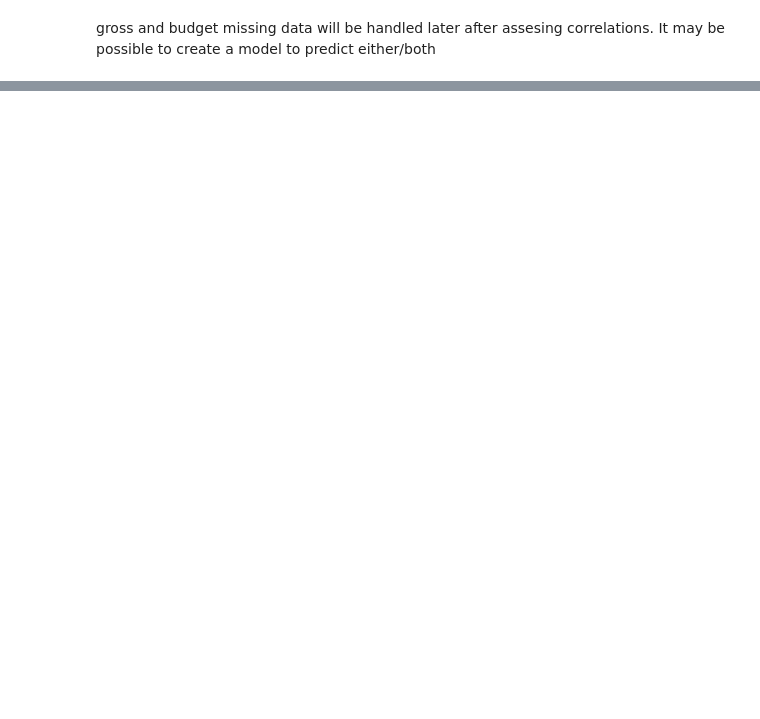
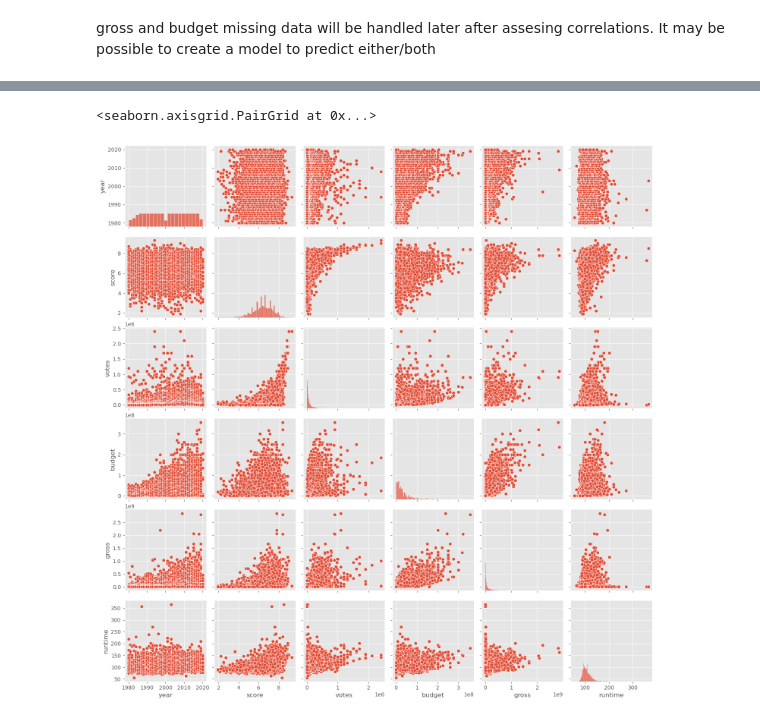
Before and after one commit to reversed-xelA/film_correlations, a Jupyter notebook: film_analysis .ipynb, the cells around one changed output, grey strips where cells are left out. Cells and saved outputs as stored; diff of their text form; code cells hidden in the pictures; blank space fills up the shorter version.

```diff
--- a/film_analysis .ipynb
+++ b/film_analysis .ipynb
@@ -207,0 +222,5 @@ memory usage: 898.7+ KB
+# %%
+sns.pairplot(df)
+# %% [output]
+<seaborn.axisgrid.PairGrid at 0x...>
+[figure, added]
```
Also changed, not shown: parts of 16 cells of this notebook.
